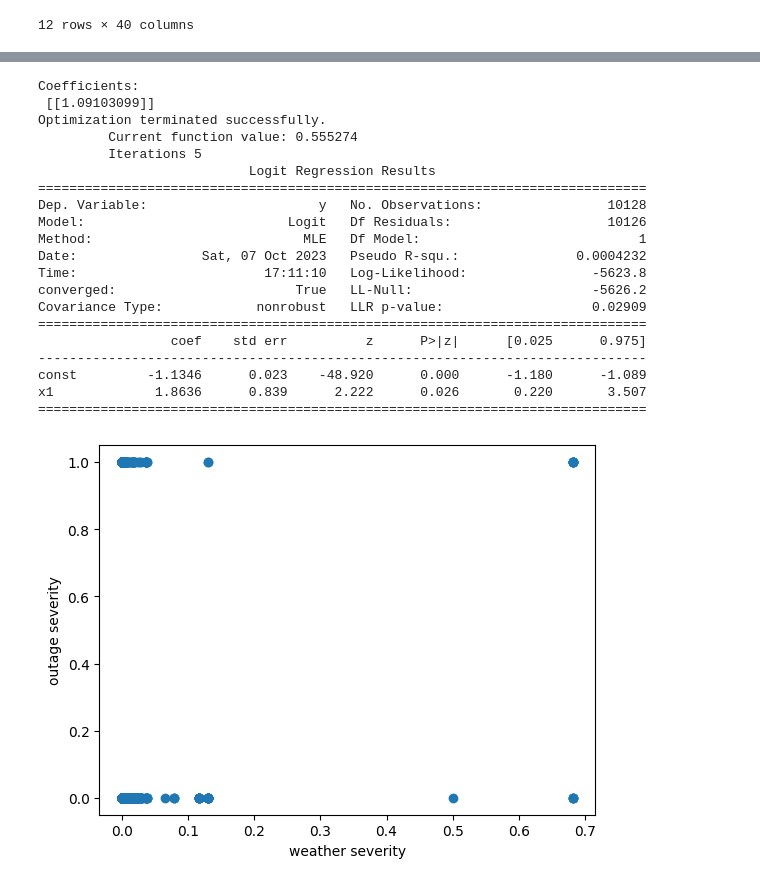
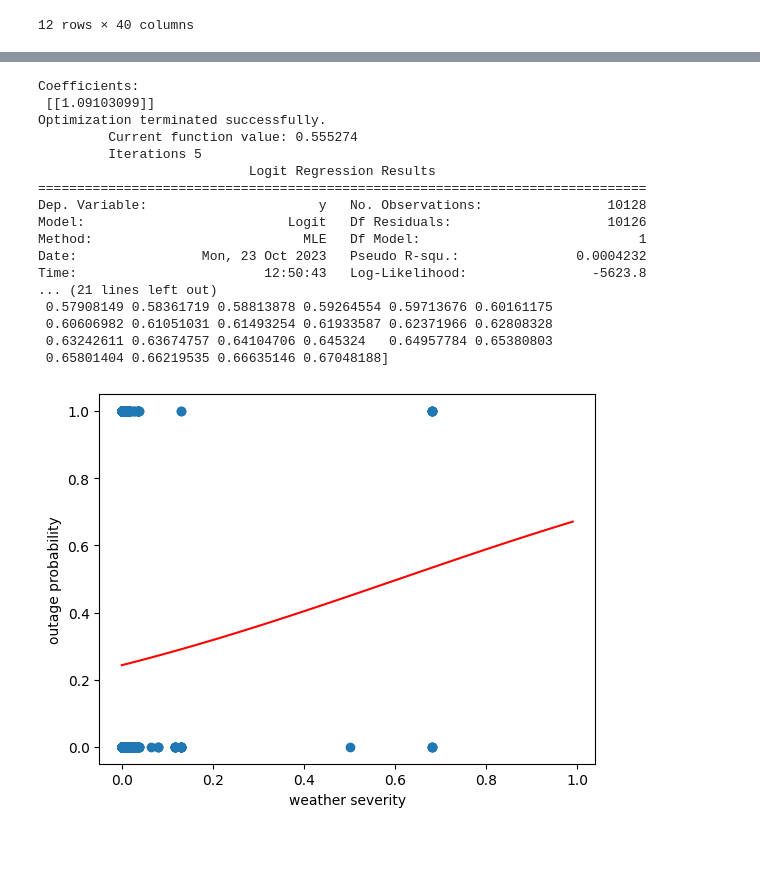
Before and after one commit to cetceeve/StormCloud, a Jupyter notebook: notebooks/linear_regr.ipynb, the cells around one changed output, grey strips where cells are left out. Cells and saved outputs as stored; diff of their text form; code cells hidden in the pictures; blank space fills up the shorter version.

Commit message:
improved plot for logistic regression

```diff
--- a/notebooks/linear_regr.ipynb
+++ b/notebooks/linear_regr.ipynb
@@ -271,46 +272,50 @@ df.loc[df['cont_dependent'] <= 0.2, 'binary_dependent'] = 0
 df.loc[df['cont_dependent'] > 0.2, 'binary_dependent'] = 1
 
 # plot the data
 # plt.scatter(df["cont_independent"], df["binary_dependent"], )
 plt.xlabel("weather severity")
 plt.ylabel("outage severity")
 # plt.savefig("outages_weather_scatter.png")
 
 
 # model using linear regression
 X = df["cont_independent"].to_numpy().reshape(-1, 1)
 Y = df["binary_dependent"].to_numpy()
 reg = linear_model.LogisticRegression()
 reg.fit(X, Y)
 print("Coefficients: \n", reg.coef_)
 
-predicted_Y = reg.predict(X)
+sm_X = sm.add_constant(X) # add const to allow for constant offset of gradient
+stats_results = sm.Logit(Y, sm_X).fit()
+print(stats_results.summary())
+
+dummy_X = sm.add_constant(np.arange(0,1.0,0.01))
+# predicted_Y = [reg.predict_proba([[x]])[0][1] for x in dummy_X]
+predicted_Y = stats_results.predict(dummy_X)
+print("Predictions: ", predicted_Y)
 
 # plt.scatter(X, Y, c=predicted_Y)
+plt.xlabel("weather severity")
+plt.ylabel("outage probability")
 plt.scatter(X, Y)
-
-X = sm.add_constant(X) # add const to allow for constant offset of gradient
-stats_results = sm.Logit(Y, X).fit()
-print(stats_results.summary())
+plt.plot(dummy_X[:,1], predicted_Y, color="red")
+plt.savefig("logistic_reg.png")
 # %% [output]
 Coefficients:
  [[1.09103099]]
 Optimization terminated successfully.
          Current function value: 0.555274
          Iterations 5
                            Logit Regression Results
 ==============================================================================
 Dep. Variable:                      y   No. Observations:                10128
 Model:                          Logit   Df Residuals:                    10126
 Method:                           MLE   Df Model:                            1
-Date:                Sat, 07 Oct 2023   Pseudo R-squ.:               0.0004232
-Time:                        17:11:10   Log-Likelihood:                -5623.8
-converged:                       True   LL-Null:                       -5626.2
-Covariance Type:            nonrobust   LLR p-value:                   0.02909
-==============================================================================
-                 coef    std err          z      P>|z|      [0.025      0.975]
-------------------------------------------------------------------------------
-const         -1.1346      0.023    -48.920      0.000      -1.180      -1.089
-x1             1.8636      0.839      2.222      0.026       0.220       3.507
-==============================================================================
+Date:                Mon, 23 Oct 2023   Pseudo R-squ.:               0.0004232
+Time:                        12:50:43   Log-Likelihood:                -5623.8
+... (21 lines left out)
+ 0.57908149 0.58361719 0.58813878 0.59264554 0.59713676 0.60161175
+ 0.60606982 0.61051031 0.61493254 0.61933587 0.62371966 0.62808328
+ 0.63242611 0.63674757 0.64104706 0.645324   0.64957784 0.65380803
+ 0.65801404 0.66219535 0.66635146 0.67048188]
-[figure, old version]
+[figure, new version]
```
Also changed, not shown: parts of 3 cells of this notebook.
